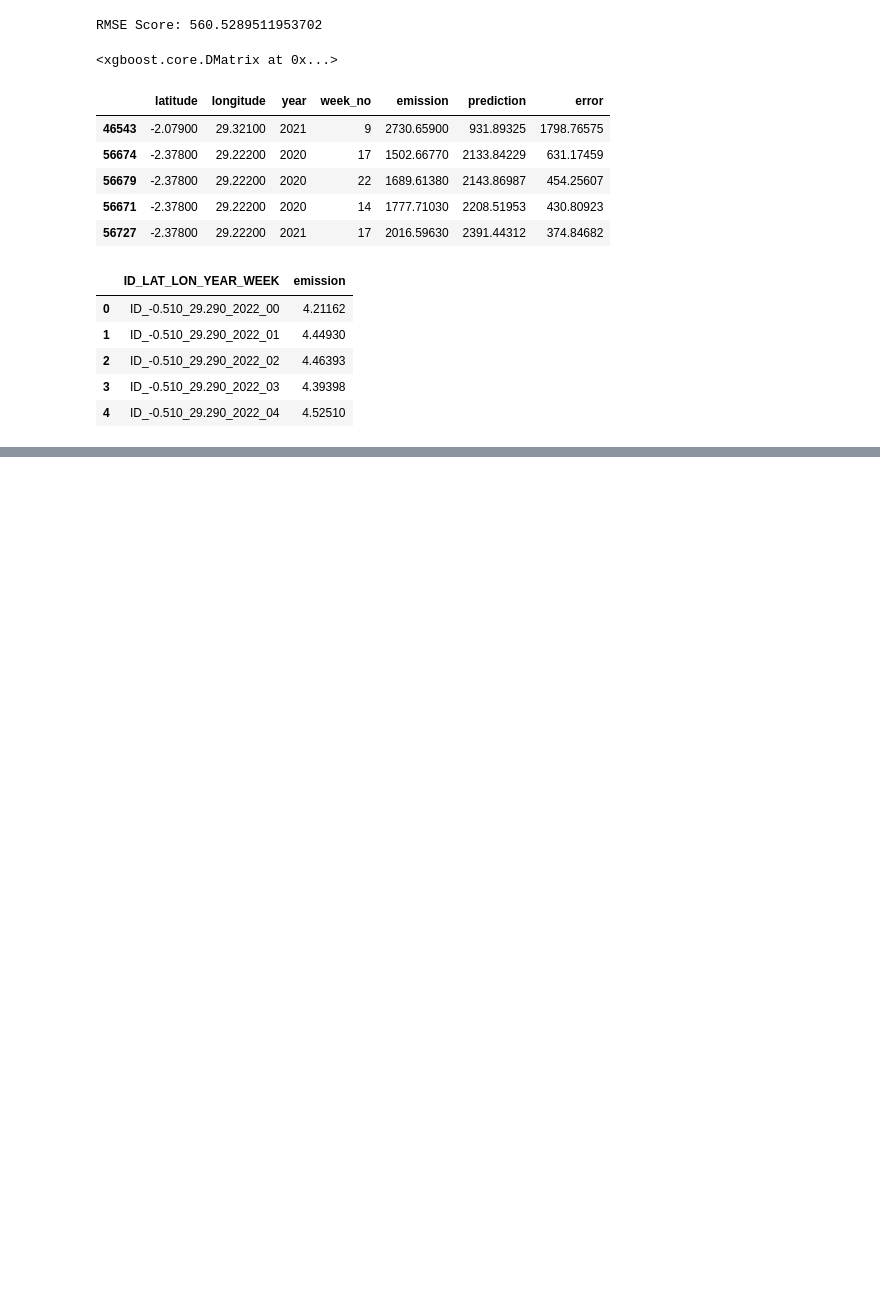
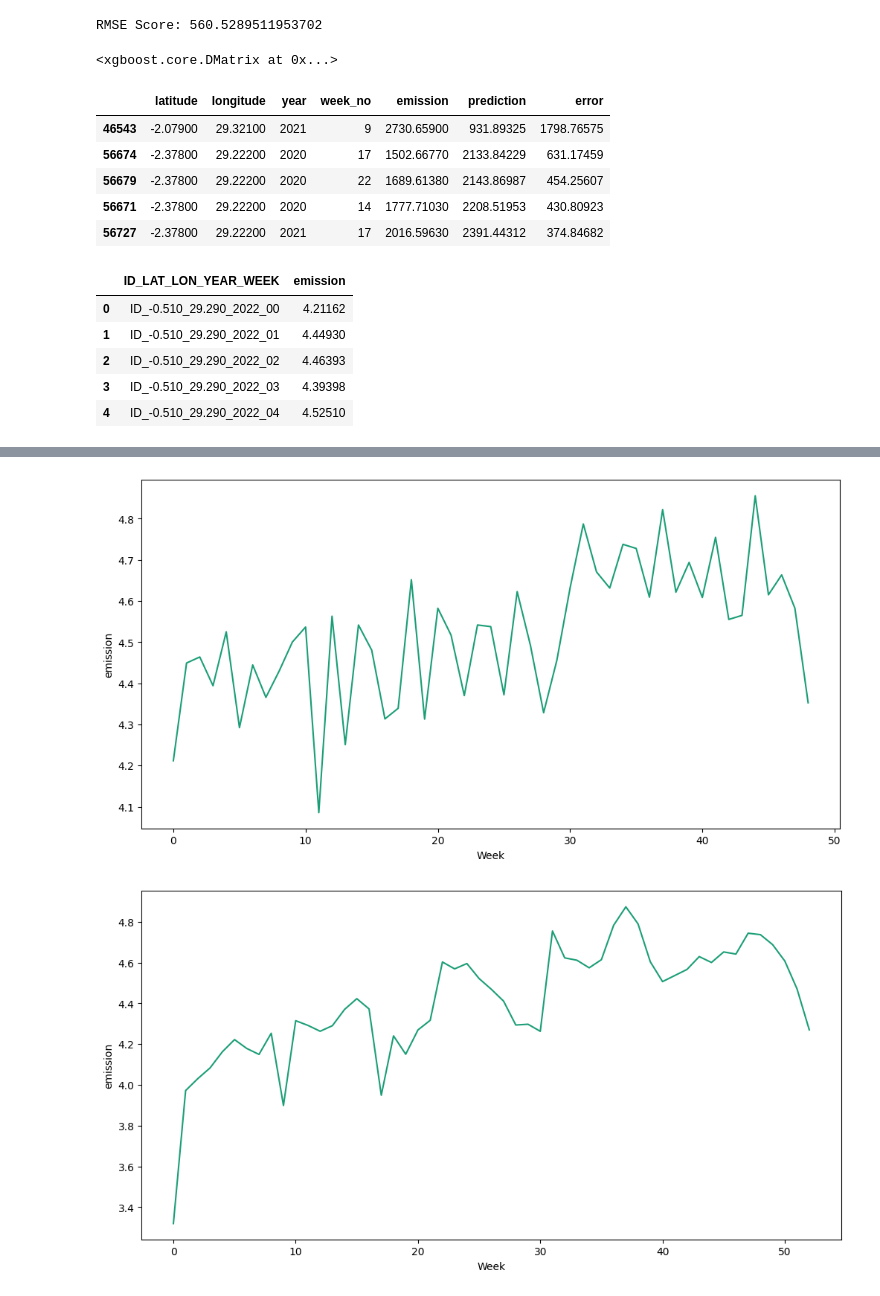
Before and after one commit to candybains/Predict-CO2-Emissions-in-Rwanda, a Jupyter notebook: Carbon_Emission.ipynb, the cells around one changed output, grey strips where cells are left out. Saved outputs shown, nothing was run; the diff lists cells and outputs as text; code cells hidden in the pictures; blank space fills up the shorter version.

```diff
--- a/Carbon_Emission.ipynb
+++ b/Carbon_Emission.ipynb
@@ -235,3 +235,6 @@ sub_file.head()
 | 2 | ID_-0.510_29.290_2022_02 | 4.46393 |
 | 3 | ID_-0.510_29.290_2022_03 | 4.39398 |
 | 4 | ID_-0.510_29.290_2022_04 | 4.52510 |
+# %%
+test_df['emission'] = predictions
+test_df.head()
@@ -237,0 +249,31 @@ sub_file.head()
+# %%
+# @title year vs latitude
+
+from matplotlib import pyplot as plt
+import seaborn as sns
+def _plot_series(series, series_name, series_index=0):
+  palette = list(sns.palettes.mpl_palette('Dark2'))
+  xs = series['week_no']
+  ys = series['emission']
+
+
+  plt.plot(xs, ys, label=series_name, color=palette[series_index % len(palette)])
+
+fig, ax = plt.subplots(figsize=(10, 5.2), layout='constrained')
+df_sorted = test_df.sort_values(['year','week_no'], ascending=True)
+df_sorted = df_sorted[df_sorted['longitude']==29.29000]
+_plot_series(df_sorted, '')
+#sns.despine(fig=fig, ax=ax)
+plt.xlabel('Week')
+_ = plt.ylabel('emission')
+
+fig, ax = plt.subplots(figsize=(10, 5.2), layout='constrained')
+df_train = train.sort_values(['year','week_no'], ascending=True)
+df_train = train[(train['longitude']==29.29000) & (train['year']==2021)]
+_plot_series(df_train, '')
+#sns.despine(fig=fig, ax=ax)
+plt.xlabel('Week')
+_ = plt.ylabel('emission')
+# %% [output]
+[figure, added]
+[figure, added]
```
Also changed, not shown: parts of 4 cells of this notebook.
